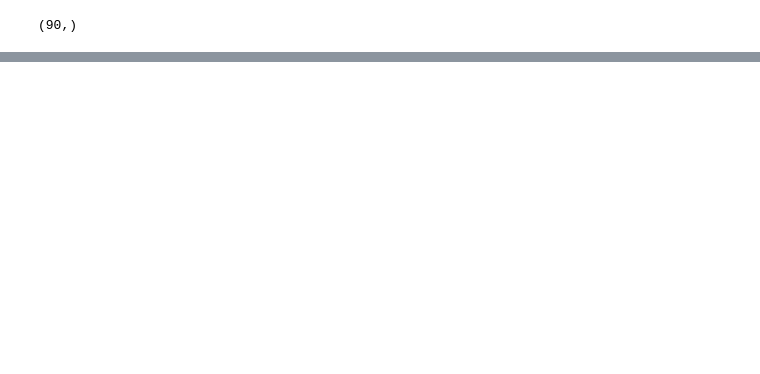
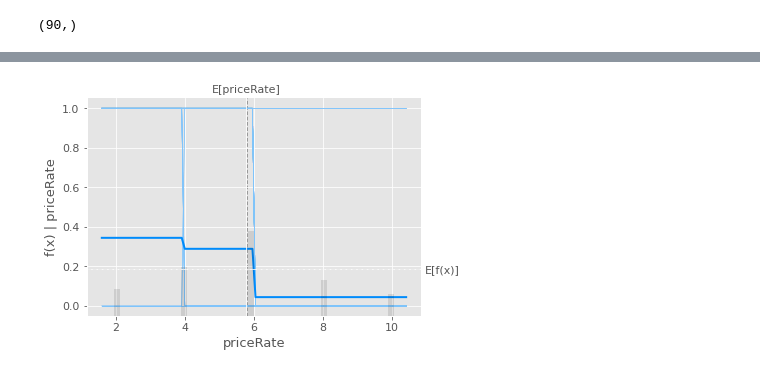
Before and after one commit to miguelvelazco0116/starbucks-customer-survey, a Jupyter notebook: loyalty_drivers.ipynb, the cells around one changed output, grey strips where cells are left out. Cells and saved outputs as stored; diff of their text form; code cells hidden in the pictures; blank space fills up the shorter version.

```diff
--- a/loyalty_drivers.ipynb
+++ b/loyalty_drivers.ipynb
@@ -512,0 +497,5 @@ shap.force_plot(explainer.expected_value, shap_values, X_train)
+# %%
+shap.partial_dependence_plot("priceRate", model.predict, X_train,
+                             model_expected_value=True, feature_expected_value=True)
+# %% [output]
+[figure, added]
```
Also changed, not shown: parts of 51 cells of this notebook.
